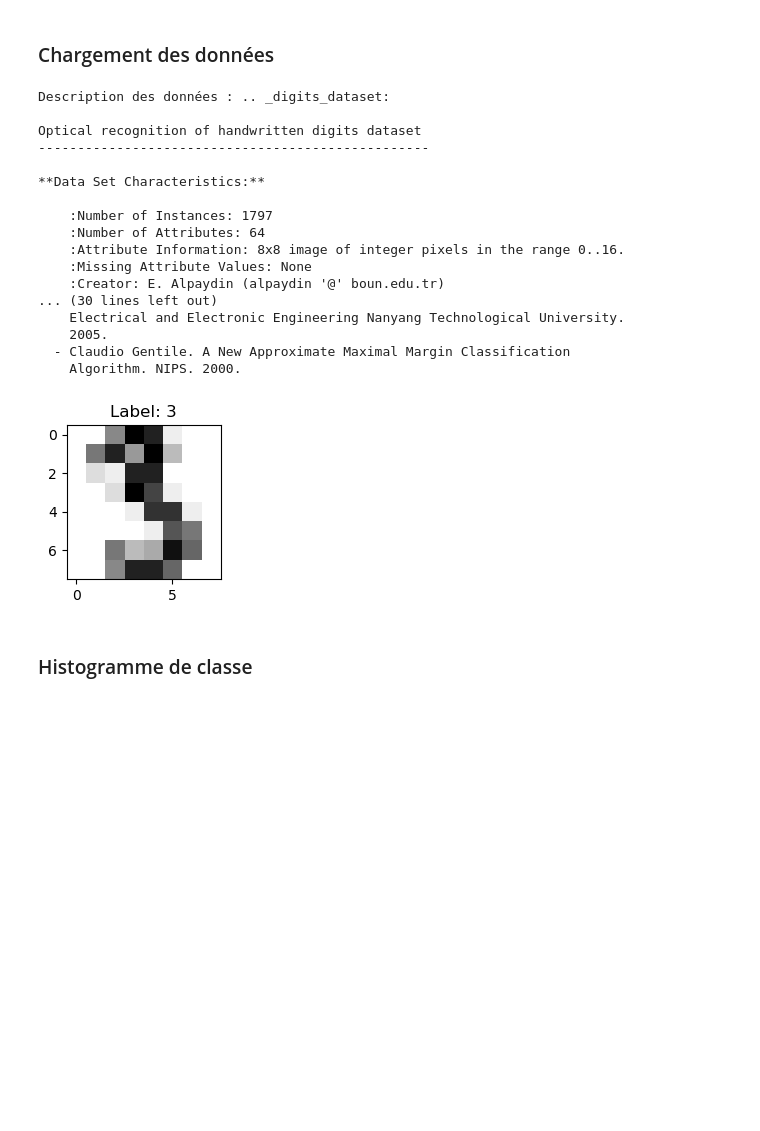
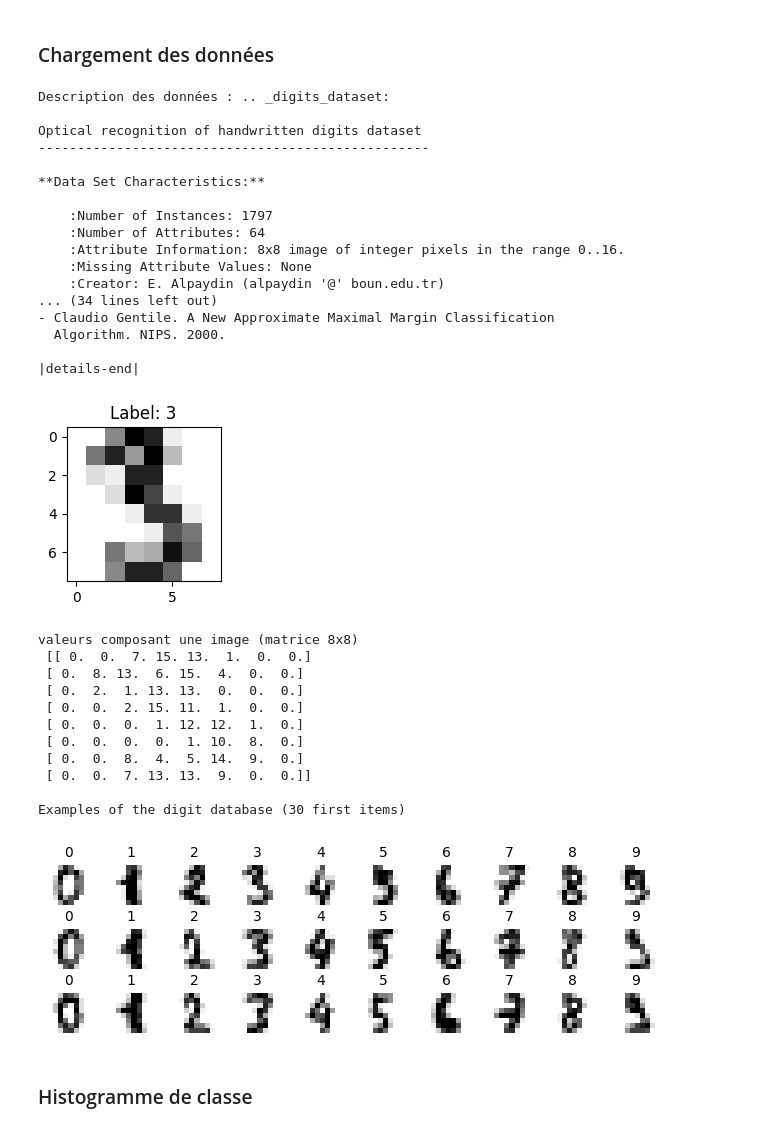
Before and after one commit to MitaTelecom/KNN_final, a Jupyter notebook: KNN/Travail principal.ipynb, the cells around one changed output. Saved outputs shown, nothing was run; the diff lists cells and outputs as text; code cells hidden in the pictures; blank space fills up the shorter version.

Commit message:
réponse Q11 (n=1000) et affichage exemples Q12

```diff
--- a/KNN/Travail principal.ipynb
+++ b/KNN/Travail principal.ipynb
@@ -620,33 +634,65 @@ Taille de l'ensemble de données insuffisante pour n = 1000
 # %%
 digits = load_digits()
 
 # Affichage des informations sur les données
 print("Description des données :", digits['DESCR'])
 
 # Affichage d'une image exemple
+
 plt.figure(figsize=(2, 2))
 plt.imshow(digits.images[3], cmap=plt.cm.gray_r, interpolation='nearest')
 plt.title(f'Label: {digits.target[3]}')
 plt.show()
+
+#Affichage des valeurs d'une image
+print("valeurs composant une image (matrice 8x8)\n",digits.images[3])
+
+# Affichage de 3 exemples de chiffres de 0 à 9
+
+nb_show = 10
+
+examples_show = digits.images[: nb_show*3]
+examples_show_labels = digits.target[: nb_show*3]
+print("\nExamples of the digit database (30 first items)")
+# ground truth
+fig = plt.figure(figsize=(8,8))
+for i in range(nb_show *3):
+  ax = fig.add_subplot(nb_show, nb_show, i+1)
+  ax.axis('off')
+  ax.imshow(examples_show[i],cmap=plt.cm.gray_r)
+  ax.set_title(str(examples_show_labels[i]), fontsize=10)
+plt.subplots_adjust(hspace=0.6)
 # %% [output]
 Description des données : .. _digits_dataset:
 
 Optical recognition of handwritten digits dataset
 --------------------------------------------------
 
 **Data Set Characteristics:**
 
     :Number of Instances: 1797
     :Number of Attributes: 64
     :Attribute Information: 8x8 image of integer pixels in the range 0..16.
     :Missing Attribute Values: None
     :Creator: E. Alpaydin (alpaydin '@' boun.edu.tr)
-... (30 lines left out)
-    Electrical and Electronic Engineering Nanyang Technological University.
-    2005.
-  - Claudio Gentile. A New Approximate Maximal Margin Classification
-    Algorithm. NIPS. 2000.
+... (34 lines left out)
+- Claudio Gentile. A New Approximate Maximal Margin Classification
+  Algorithm. NIPS. 2000.
+
+|details-end|
-[figure, old version]
+[figure, new version]
+valeurs composant une image (matrice 8x8)
+ [[ 0.  0.  7. 15. 13.  1.  0.  0.]
+ [ 0.  8. 13.  6. 15.  4.  0.  0.]
+ [ 0.  2.  1. 13. 13.  0.  0.  0.]
+ [ 0.  0.  2. 15. 11.  1.  0.  0.]
+ [ 0.  0.  0.  1. 12. 12.  1.  0.]
+ [ 0.  0.  0.  0.  1. 10.  8.  0.]
+ [ 0.  0.  8.  4.  5. 14.  9.  0.]
+ [ 0.  0.  7. 13. 13.  9.  0.  0.]]
+
+Examples of the digit database (30 first items)
+[figure, added]
 # %% [markdown]
 ### Histogramme de classe
 # %%
```
Also changed, not shown: parts of 6 cells of this notebook.
